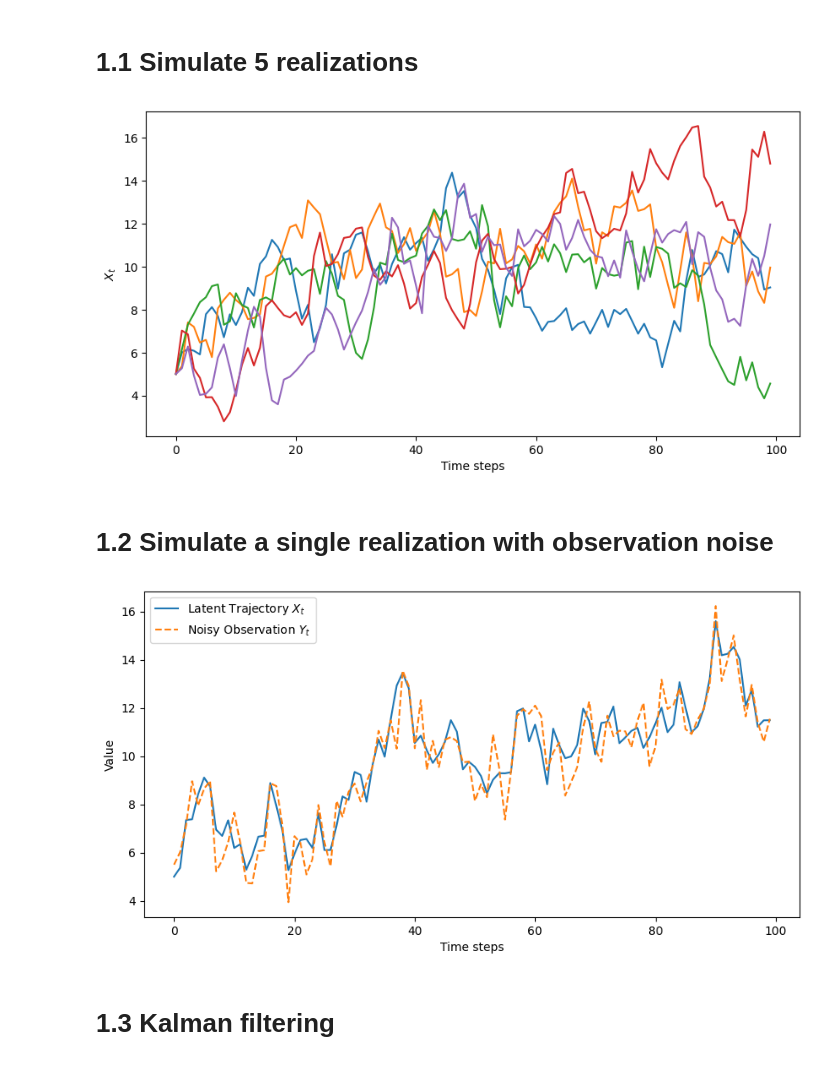
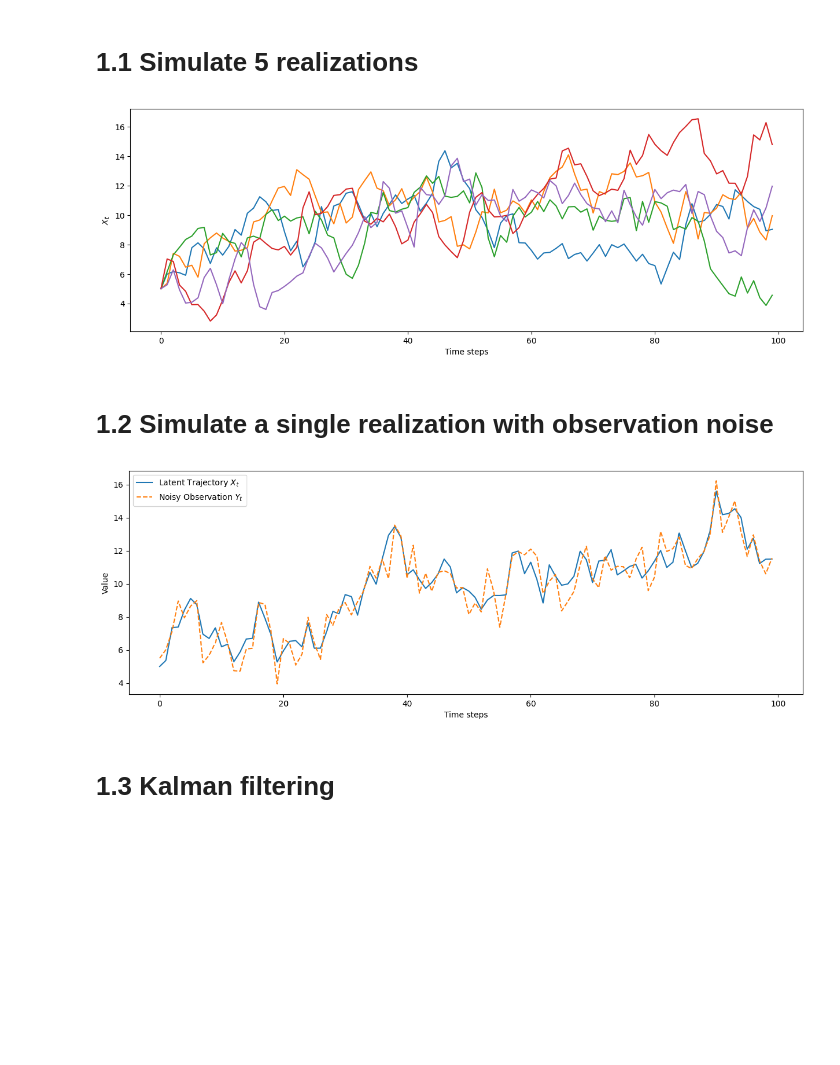
Before and after one commit to luca2618/Timeseries, a Jupyter notebook: assignment4/part1emcken.ipynb, the cells around one changed output. Cells and saved outputs as stored; diff of their text form; code cells hidden in the pictures; blank space fills up the shorter version.

```diff
--- a/assignment4/part1emcken.ipynb
+++ b/assignment4/part1emcken.ipynb
@@ -6,28 +6,28 @@ import matplotlib.pyplot as plt
 # %%
 np.random.seed(42)
 # Parameters
 a = 0.9
 b = 1
 sigma1 = 1
 X0 = 5
 n = 100
 num_realizations = 5
 
 X = np.zeros((num_realizations, n))
 X[:, 0] = X0
 
 # Simulate the process
 for t in range(1, n):
     noise = np.random.normal(0, sigma1, size=num_realizations)
     X[:, t] = a * X[:, t - 1] + b + noise
 
-plt.figure(figsize=(10,5))
+plt.figure(figsize=(15,5))
 plt.plot(X.T)
 plt.xlabel('Time steps')
 plt.ylabel('$X_t$')
 plt.show()
 # %% [output]
-[figure, old version]
+[figure, new version]
 # %% [markdown]
 # 1.2 Simulate a single realization with observation noise
 # %%
@@ -52,7 +52,7 @@ for t in range(1, n):
     obs_noise = np.random.normal(0, 1, size = num_realizations)
     Y[:, t] = X[:, t] + obs_noise
 
-plt.figure(figsize=(10,5))
+plt.figure(figsize=(15,5))
 plt.plot(X.T, label = "Latent Trajectory $X_t$")
 plt.plot(Y.T, label = "Noisy Observation $Y_t$", linestyle="--")
 plt.xlabel('Time steps')
@@ -60,7 +60,7 @@ plt.ylabel('Value')
 plt.legend()
 plt.show()
 # %% [output]
-[figure, old version]
+[figure, new version]
 # %% [markdown]
 # 1.3 Kalman filtering
 # %%
```
Also changed, not shown: parts of 10 cells of this notebook, 4 other files.
